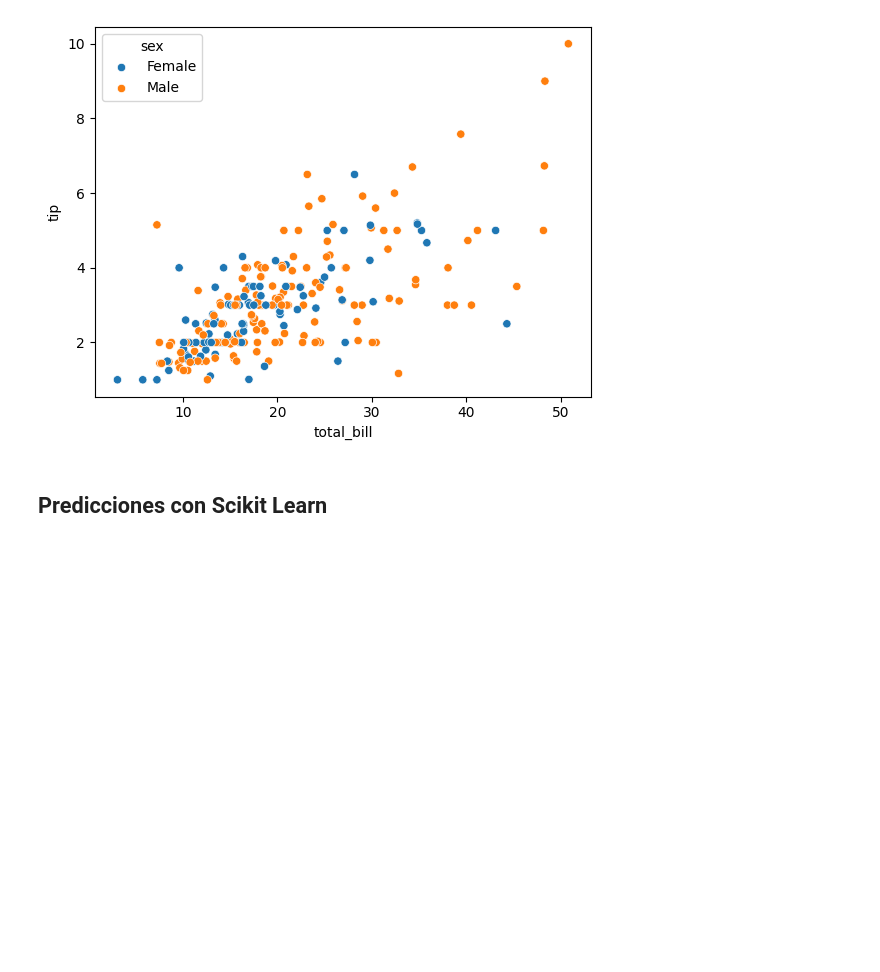
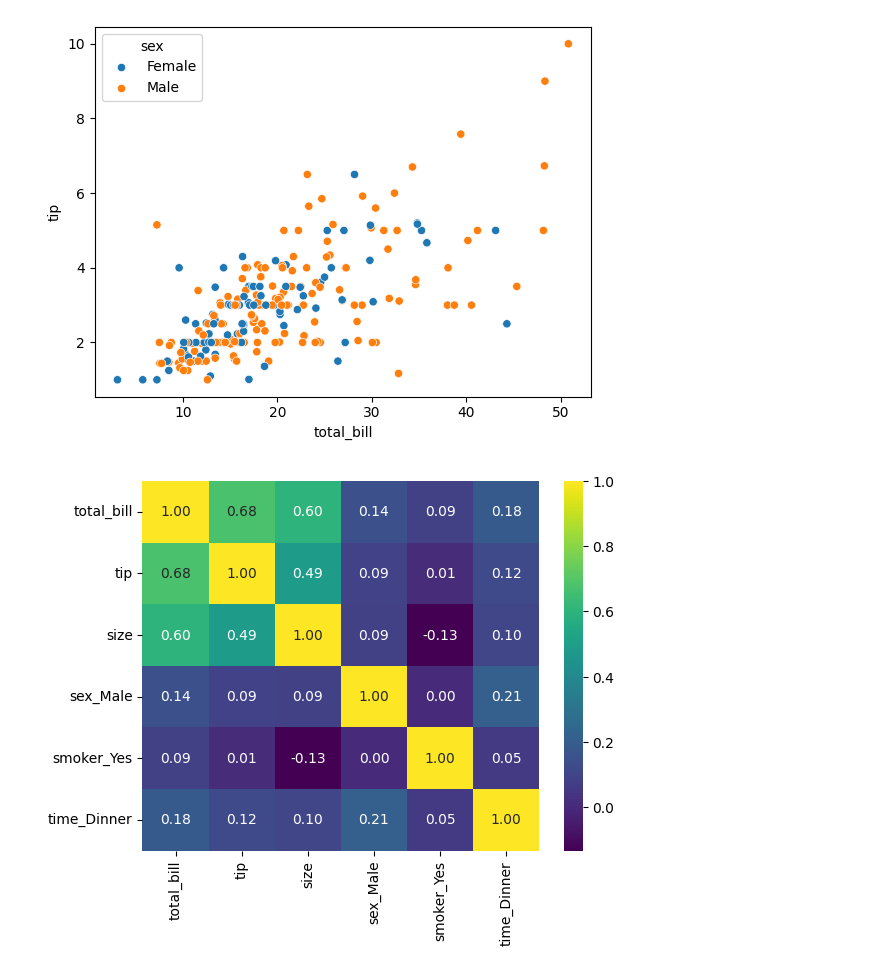
Before and after one commit to fjzamora93/Matlab_Seaborn_Scikit_TipTutorial, a Jupyter notebook: tips.ipynb, the cells around one changed output. Saved outputs shown, nothing was run; the diff lists cells and outputs as text; code cells hidden in the pictures; blank space fills up the shorter version.

```diff
--- a/tips.ipynb
+++ b/tips.ipynb
@@ -166,5 +168,17 @@ Male      157
 Female     87
 Name: count, dtype: int64
 [figure]
-# %% [markdown]
-## Predicciones con Scikit Learn
+# %%
+
+df = pd.get_dummies(df)
+df_corr = df.corr()
+df_corr.describe()
+
+#Quitamos columnas que no de entrada parecen no estar correlacionadas (como el día de la semana)
+#También quitamos columnas altamente correlacionadas entre sí.
+dropear_columnas = ['smoker_No', 'sex_Female', 'time_Lunch', 'day_Fri', 'day_Sat', 'day_Sun', 'day_Thur']
+df_corr = df_corr.drop(columns= dropear_columnas, index=dropear_columnas)
+
+sns.heatmap(df_corr, annot=True, cmap='viridis', fmt=".2f");
+# %% [output]
+[figure, added]
```
Also changed, not shown: parts of 20 cells of this notebook, 1 other file.
